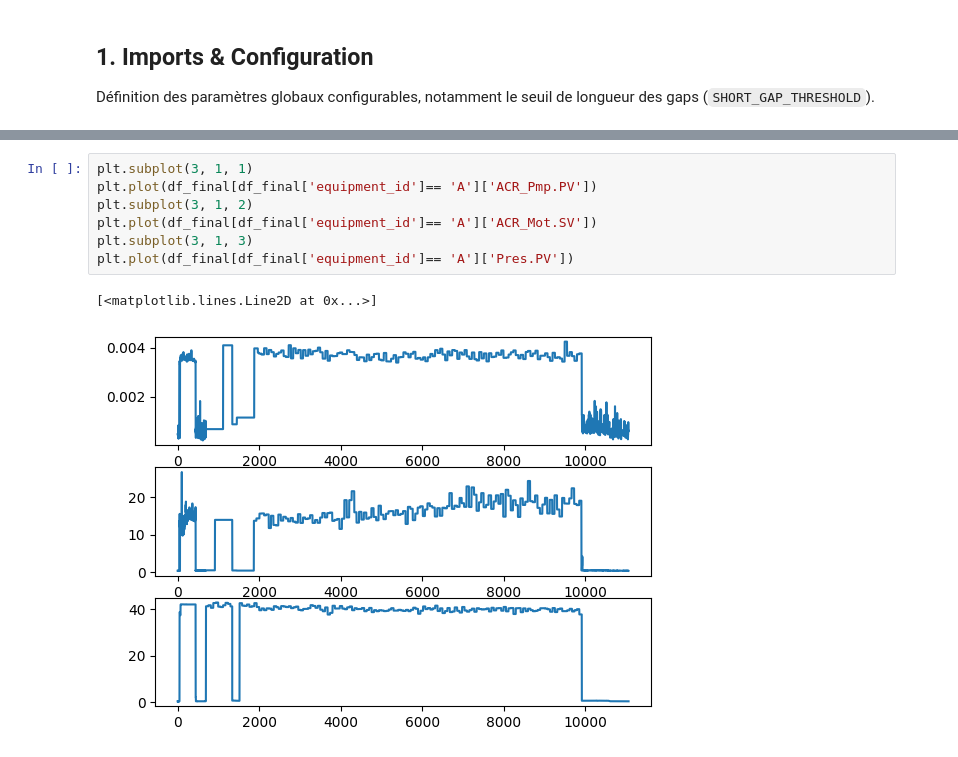
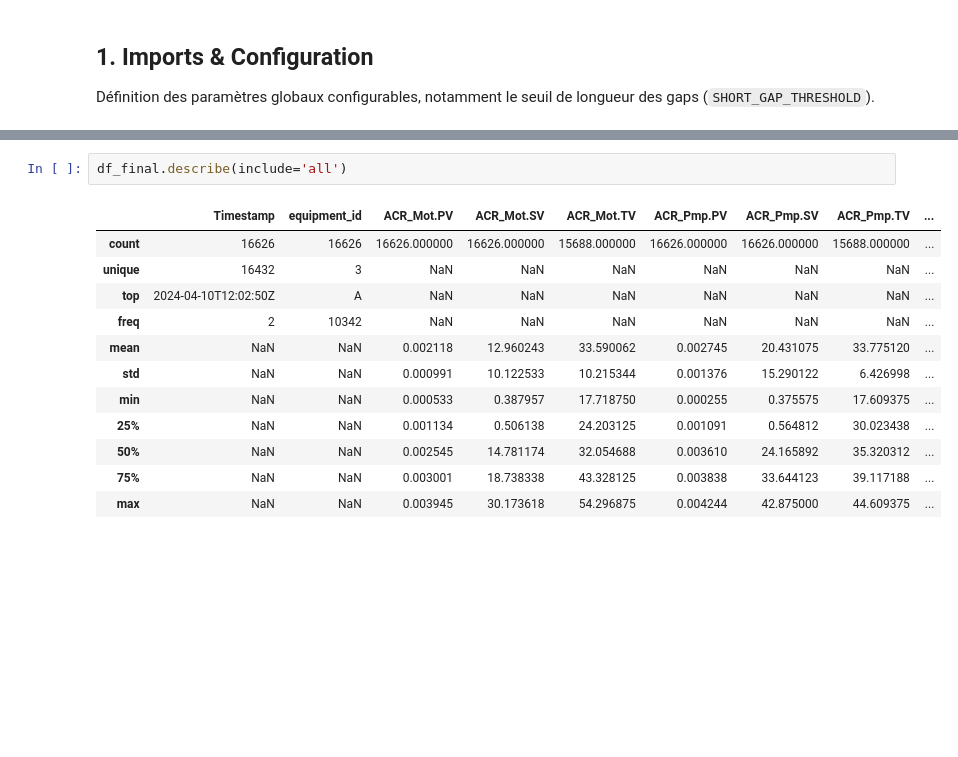
Before and after one commit to nizarbll/prediction-of-missing-vibrations, a Jupyter notebook: notebooks/preprocessing_gaps_pipeline.ipynb, the cells around one changed output, grey strips where cells are left out. Saved outputs shown, nothing was run; the diff lists cells and outputs as text; blank space fills up the shorter version.

```diff
--- a/notebooks/preprocessing_gaps_pipeline.ipynb
+++ b/notebooks/preprocessing_gaps_pipeline.ipynb
@@ -394,10 +446,15 @@ Forme : (18414, 12)
-# %%
-plt.subplot(3, 1, 1)
-plt.plot(df_final[df_final['equipment_id']== 'A']['ACR_Pmp.PV'])
-plt.subplot(3, 1, 2)
-plt.plot(df_final[df_final['equipment_id']== 'A']['ACR_Mot.SV'])
-plt.subplot(3, 1, 3)
-plt.plot(df_final[df_final['equipment_id']== 'A']['Pres.PV'])
-# %% [output]
-[<matplotlib.lines.Line2D at 0x...>]
-[figure, removed]
+# %%
+df_final.describe(include='all')
+# %% [output]
+|  | Timestamp | equipment_id | ACR_Mot.PV | ACR_Mot.SV | ACR_Mot.TV | ACR_Pmp.PV | ACR_Pmp.SV | ACR_Pmp.TV | ... |
+| count | 16626 | 16626 | 16626.000000 | 16626.000000 | 15688.000000 | 16626.000000 | 16626.000000 | 15688.000000 | ... |
+| unique | 16432 | 3 | NaN | NaN | NaN | NaN | NaN | NaN | ... |
+| top | 2024-04-10T12:02:50Z | A | NaN | NaN | NaN | NaN | NaN | NaN | ... |
+| freq | 2 | 10342 | NaN | NaN | NaN | NaN | NaN | NaN | ... |
+| mean | NaN | NaN | 0.002118 | 12.960243 | 33.590062 | 0.002745 | 20.431075 | 33.775120 | ... |
+| std | NaN | NaN | 0.000991 | 10.122533 | 10.215344 | 0.001376 | 15.290122 | 6.426998 | ... |
+| min | NaN | NaN | 0.000533 | 0.387957 | 17.718750 | 0.000255 | 0.375575 | 17.609375 | ... |
+| 25% | NaN | NaN | 0.001134 | 0.506138 | 24.203125 | 0.001091 | 0.564812 | 30.023438 | ... |
+| 50% | NaN | NaN | 0.002545 | 14.781174 | 32.054688 | 0.003610 | 24.165892 | 35.320312 | ... |
+| 75% | NaN | NaN | 0.003001 | 18.738338 | 43.328125 | 0.003838 | 33.644123 | 39.117188 | ... |
+| max | NaN | NaN | 0.003945 | 30.173618 | 54.296875 | 0.004244 | 42.875000 | 44.609375 | ... |
```
Also changed, not shown: parts of 9 cells of this notebook, 5 other files.
